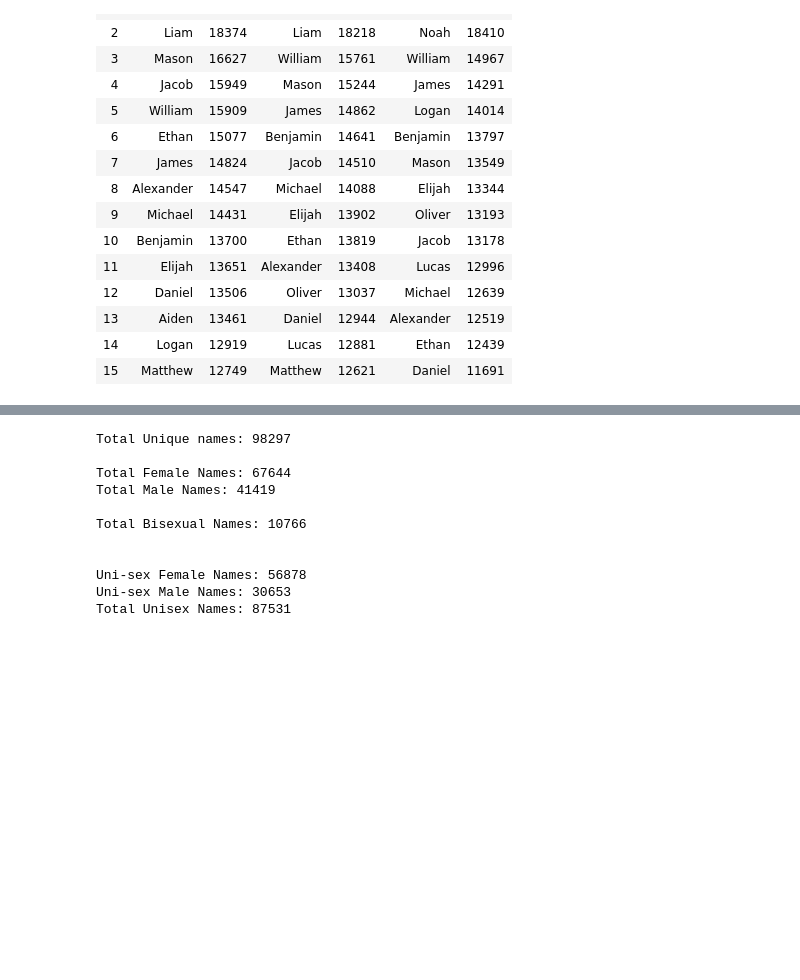
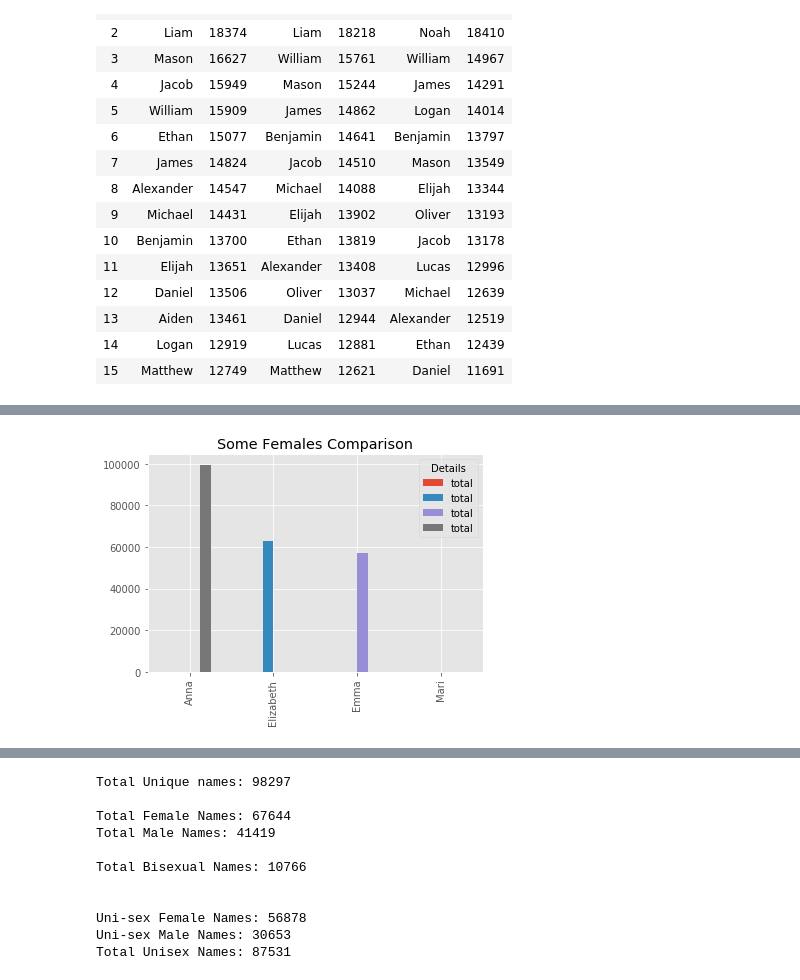
Before and after one commit to ChristopherOloo/US-Baby-Names-Analysis, a Jupyter notebook: notebook/us_baby_names_analysis.ipynb, the cells around one changed output, grey strips where cells are left out. Saved outputs shown, nothing was run; the diff lists cells and outputs as text; code cells hidden in the pictures; blank space fills up the shorter version.

```diff
--- a/notebook/us_baby_names_analysis.ipynb
+++ b/notebook/us_baby_names_analysis.ipynb
@@ -330,7 +333,21 @@ names_unranked('M', 2011)
 | Zytavion | 5 |
 14345 rows × 1 columns
 # %%
-def unranked_ranged(sex, year0, year1):
+def ranked_ttal_range(sex, year0, year1):
     years_rnge = [names_unranked(sex, year) for year in range(year0, year1 + 1)]
 
-    return pd.concat(years_rnge, axis=1, sort=True).fillna(0)
+    dff = pd.concat(years_rnge, axis=1, sort=True).fillna(0)
+
+    dff['total'] = dff.sum(axis='columns')
+
+    dff1 = dff.rename_axis('names').sort_values(by='total', ascending=False)
+
+    dff1 = dff1.reset_index()
+
+    dff1.index = dff1.index + 1
+
+    dff1.index.name = 'Rank'
+
+    dff1.columns.name = 'Details'
+
+    return dff1
@@ -397,0 +375,8 @@ cum_range('F', 2015, 2016)
+# %%
+#Cumulative birthse over range of years
+
+def cum_yrs_ranged(sex, year0, year1):
+    dff = ranked_ttal_range(sex, year0, year1)
+    dff1 = dff[['names', 'total']]
+
+    return dff1
@@ -397,0 +400,20 @@ cum_range('F', 2015, 2016)
+# %%
+#Comparing the cumulative births of list of names over range of years
+
+def subset_cum_plot(list, sex, year0, year1, description):
+
+    dff = cum_yrs_ranged(sex, year0, year1)
+
+    dff.index = dff.names
+
+    dff1 = [dff.loc[[nme]] for nme in list]
+
+    dff2 = pd.concat(dff1, axis=1, sort=True)
+
+    dff2.plot.bar(title=description)
+
+    return plt.show()
+# %%
+subset_cum_plot(['Mari', 'Elizabeth', 'Emma', 'Anna'], 'F', 1880, 1900, "Some Females Comparison")
+# %% [output]
+[figure, added]
```
Also changed, not shown: parts of 65 cells of this notebook.
